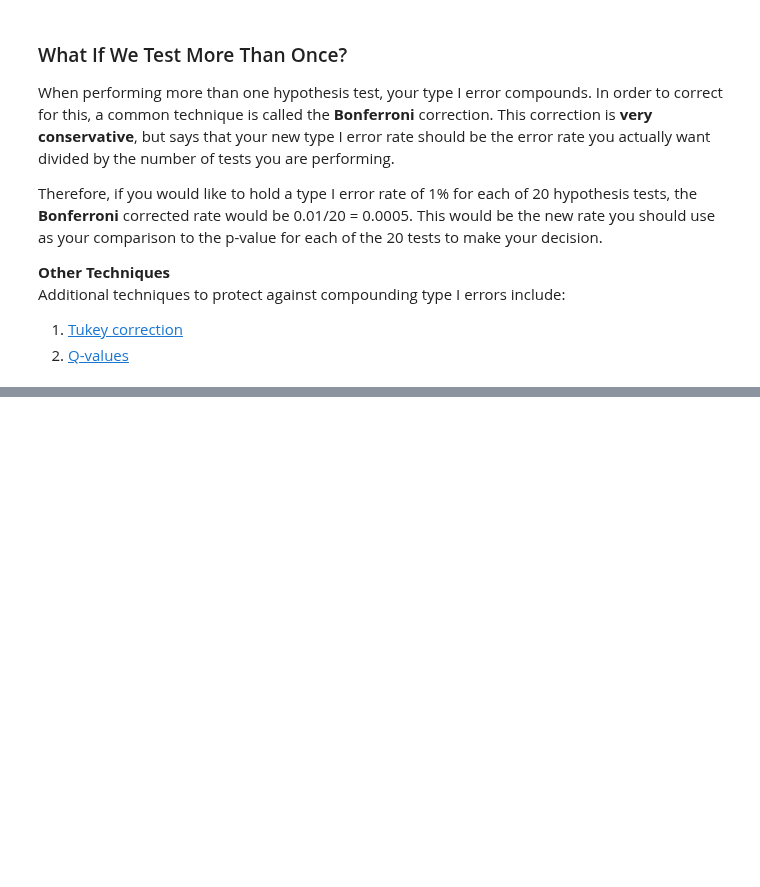
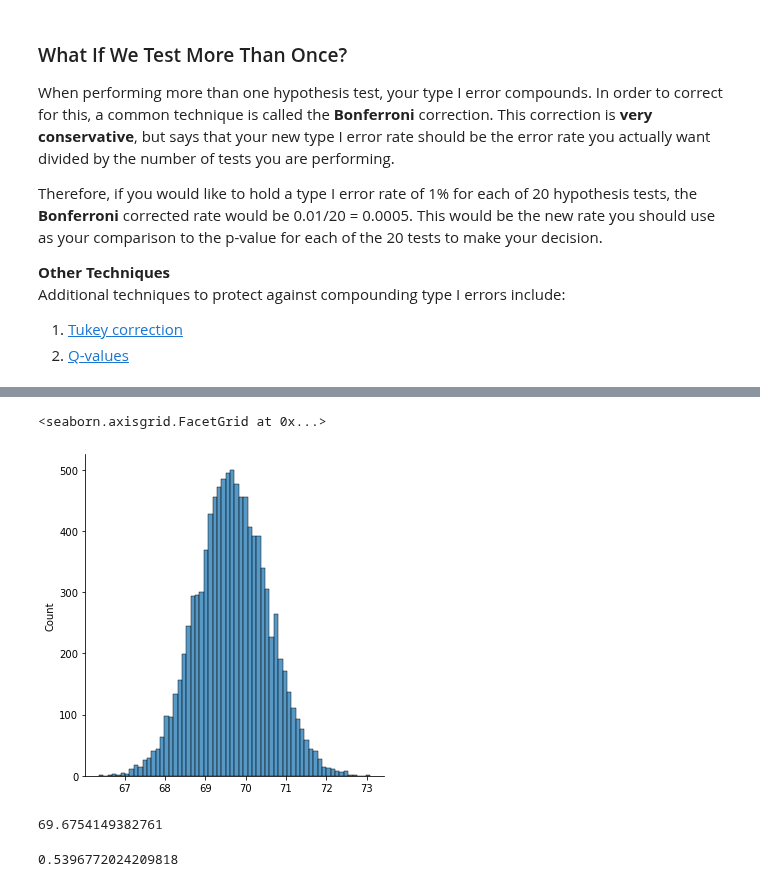
Before and after one commit to vpontello/DataScience_Nanodegree, a Jupyter notebook: 00_Extracurricular/02_Practical_Statistics/practical_statistics.ipynb, the cells around one changed output, grey strips where cells are left out. Saved outputs shown, nothing was run; the diff lists cells and outputs as text; code cells hidden in the pictures; blank space fills up the shorter version.

```diff
--- a/00_Extracurricular/02_Practical_Statistics/practical_statistics.ipynb
+++ b/00_Extracurricular/02_Practical_Statistics/practical_statistics.ipynb
@@ -1545,0 +1607,2 @@ Video on effect size [here](https://www.youtube.com/watch?v=z98xODInLCQ).
+# %%
+simulated = np.random.normal(np.mean(sample_mean), np.std(sample_mean), size=10000)
@@ -1545,0 +1611,9 @@ Video on effect size [here](https://www.youtube.com/watch?v=z98xODInLCQ).
+# %%
+sns.displot(simulated)
+# %% [output]
+<seaborn.axisgrid.FacetGrid at 0x...>
+[figure, added]
+# %%
+simulated_mean
+# %% [output]
+69.6754149382761
@@ -1545,0 +1625,4 @@ Video on effect size [here](https://www.youtube.com/watch?v=z98xODInLCQ).
+# %%
+p_test.mean()
+# %% [output]
+0.5396772024209818
```
Also changed, not shown: parts of 14 cells of this notebook.
